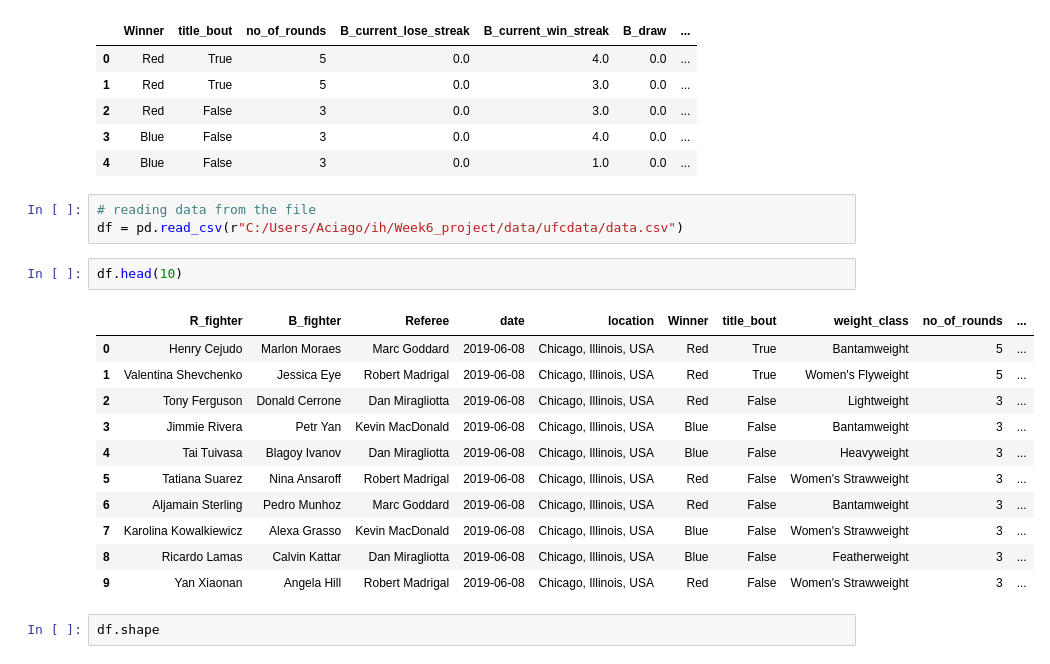
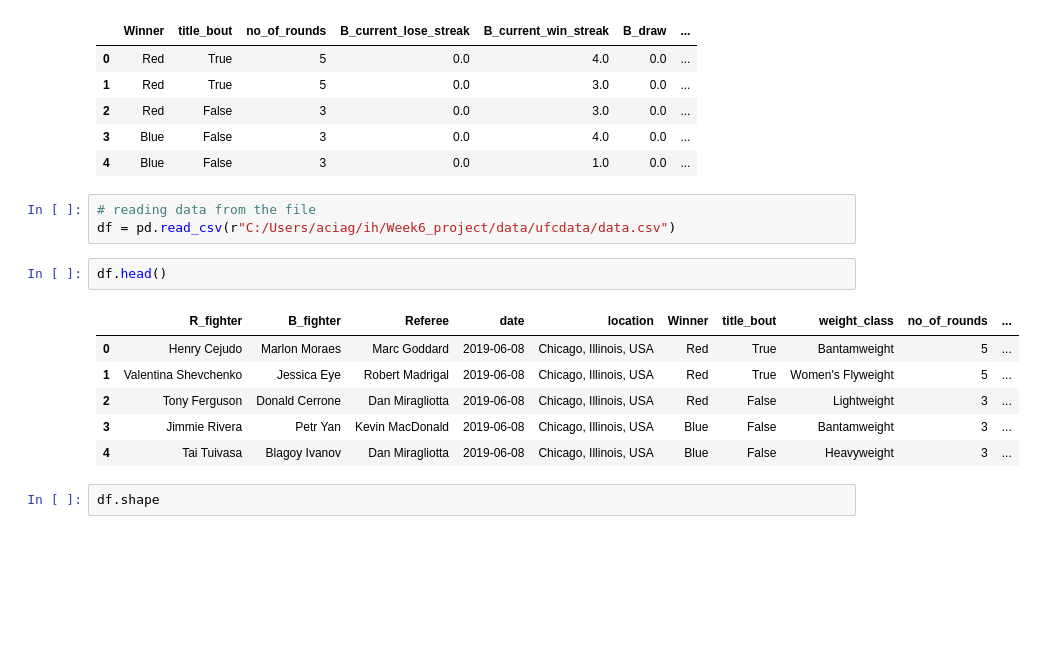
Before and after one commit to Aciago/Week6_project, a Jupyter notebook: p6_v4.ipynb, the cells around one changed output. Drawn from its saved outputs; the diff is of its cells as text; blank space fills up the shorter version.

```diff
--- a/p6_v4.ipynb
+++ b/p6_v4.ipynb
@@ -46,21 +51,16 @@ dft.head()
 | 4 | Blue | False | 3 | 0.0 | 1.0 | 0.0 | ... |
 # %%
 # reading data from the file
-df = pd.read_csv(r"C:/Users/Aciago/ih/Week6_project/data/ufcdata/data.csv")
+df = pd.read_csv(r"C:/Users/aciag/ih/Week6_project/data/ufcdata/data.csv")
 # %%
-df.head(10)
+df.head()
 # %% [output]
 |  | R_fighter | B_fighter | Referee | date | location | Winner | title_bout | weight_class | no_of_rounds | ... |
 | 0 | Henry Cejudo | Marlon Moraes | Marc Goddard | 2019-06-08 | Chicago, Illinois, USA | Red | True | Bantamweight | 5 | ... |
 | 1 | Valentina Shevchenko | Jessica Eye | Robert Madrigal | 2019-06-08 | Chicago, Illinois, USA | Red | True | Women's Flyweight | 5 | ... |
 | 2 | Tony Ferguson | Donald Cerrone | Dan Miragliotta | 2019-06-08 | Chicago, Illinois, USA | Red | False | Lightweight | 3 | ... |
 | 3 | Jimmie Rivera | Petr Yan | Kevin MacDonald | 2019-06-08 | Chicago, Illinois, USA | Blue | False | Bantamweight | 3 | ... |
 | 4 | Tai Tuivasa | Blagoy Ivanov | Dan Miragliotta | 2019-06-08 | Chicago, Illinois, USA | Blue | False | Heavyweight | 3 | ... |
-| 5 | Tatiana Suarez | Nina Ansaroff | Robert Madrigal | 2019-06-08 | Chicago, Illinois, USA | Red | False | Women's Strawweight | 3 | ... |
-| 6 | Aljamain Sterling | Pedro Munhoz | Marc Goddard | 2019-06-08 | Chicago, Illinois, USA | Red | False | Bantamweight | 3 | ... |
-| 7 | Karolina Kowalkiewicz | Alexa Grasso | Kevin MacDonald | 2019-06-08 | Chicago, Illinois, USA | Blue | False | Women's Strawweight | 3 | ... |
-| 8 | Ricardo Lamas | Calvin Kattar | Dan Miragliotta | 2019-06-08 | Chicago, Illinois, USA | Blue | False | Featherweight | 3 | ... |
-| 9 | Yan Xiaonan | Angela Hill | Robert Madrigal | 2019-06-08 | Chicago, Illinois, USA | Red | False | Women's Strawweight | 3 | ... |
 # %%
 df.shape
 # %% [output]
```
Also changed, not shown: parts of 53 cells of this notebook.
